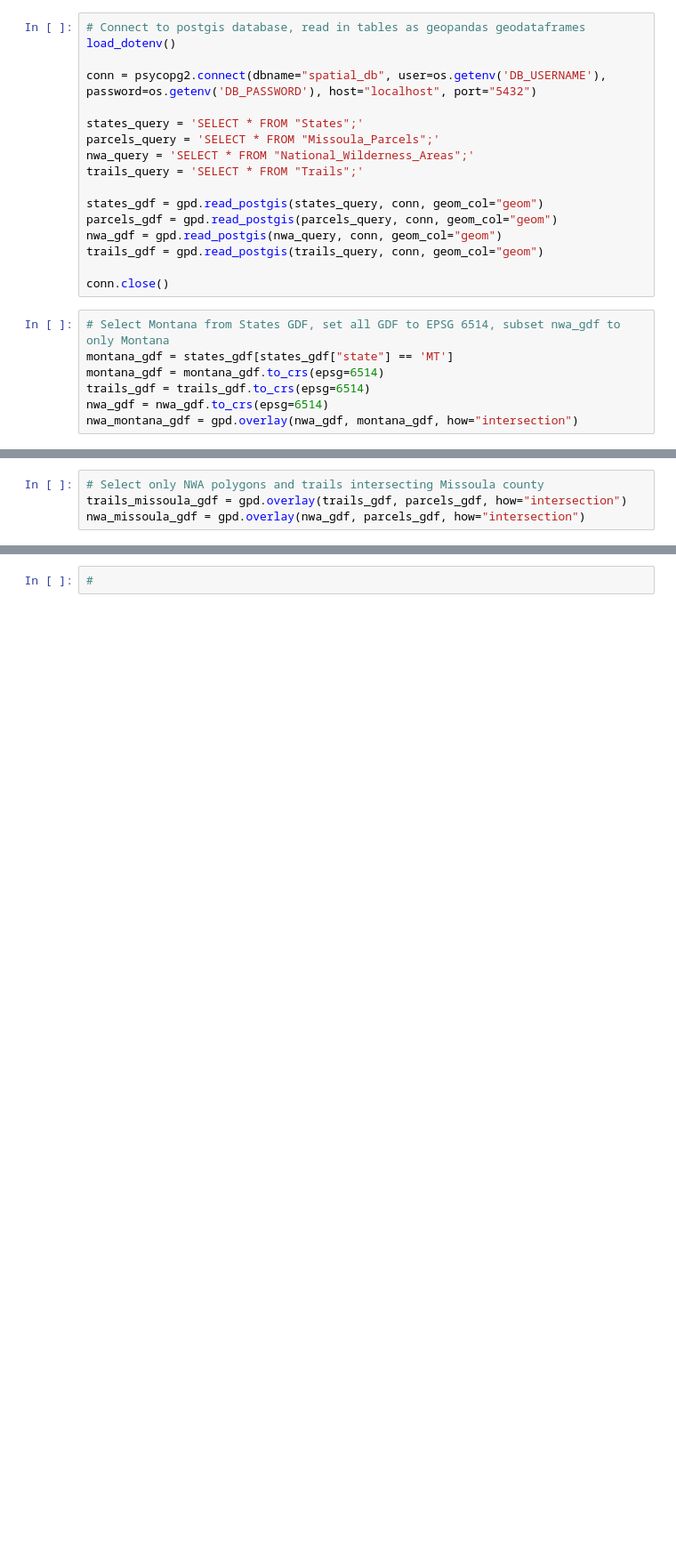
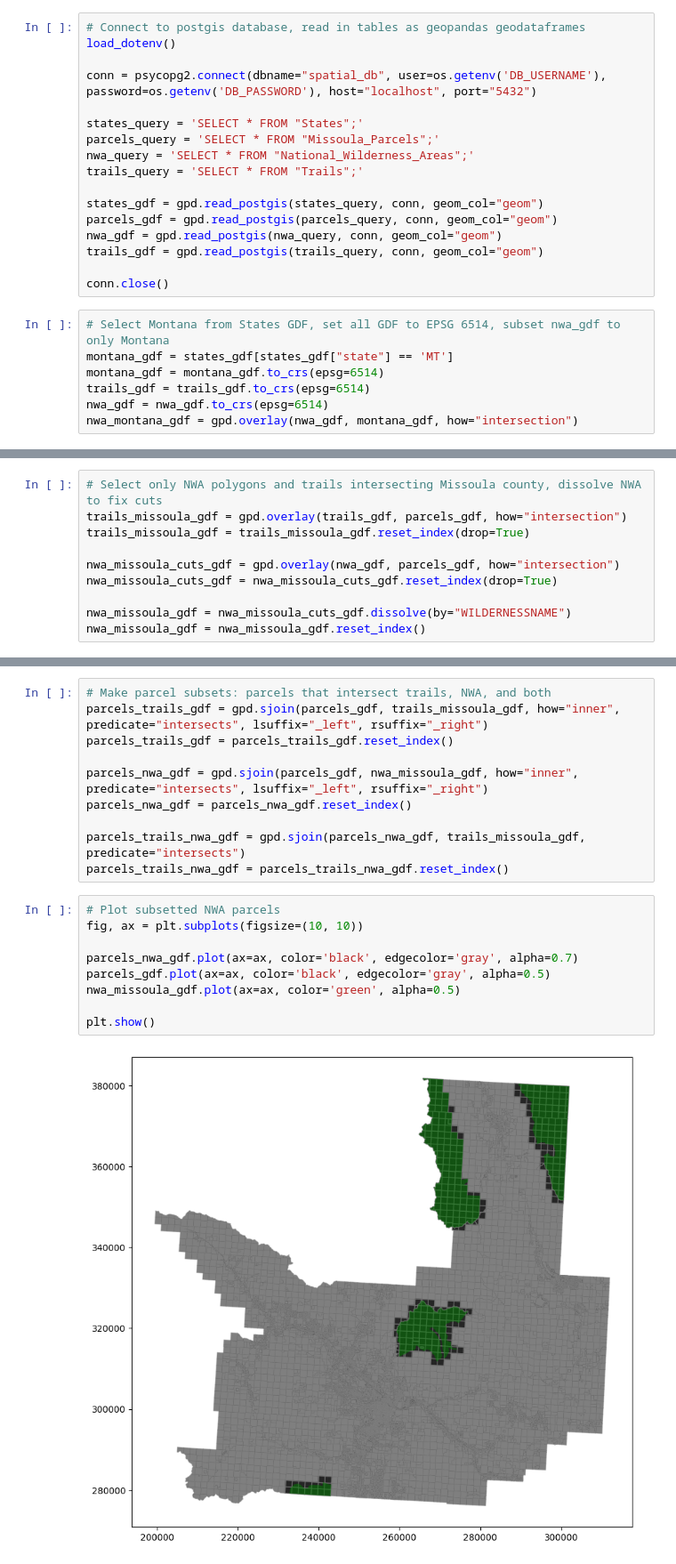
Before and after one commit to matthewcluck/missoula_hike, a Jupyter notebook: processing.ipynb, the cells around one changed output, grey strips where cells are left out. Shown at 89% size. Cells and saved outputs as stored; diff of their text form; blank space fills up the shorter version.

```diff
--- a/processing.ipynb
+++ b/processing.ipynb
@@ -44,7 +59,13 @@ plt.show()
 # %%
-# Select only NWA polygons and trails intersecting Missoula county
+# Select only NWA polygons and trails intersecting Missoula county, dissolve NWA to fix cuts
 trails_missoula_gdf = gpd.overlay(trails_gdf, parcels_gdf, how="intersection")
-nwa_missoula_gdf = gpd.overlay(nwa_gdf, parcels_gdf, how="intersection")
+trails_missoula_gdf = trails_missoula_gdf.reset_index(drop=True)
+
+nwa_missoula_cuts_gdf = gpd.overlay(nwa_gdf, parcels_gdf, how="intersection")
+nwa_missoula_cuts_gdf = nwa_missoula_cuts_gdf.reset_index(drop=True)
+
+nwa_missoula_gdf = nwa_missoula_cuts_gdf.dissolve(by="WILDERNESSNAME")
+nwa_missoula_gdf = nwa_missoula_gdf.reset_index()
 # %%
 # Plot newly subsetted data
 fig, ax = plt.subplots(figsize=(10, 10))
@@ -59,2 +92,21 @@ plt.show()
-# %%
-#
+# %%
+# Make parcel subsets: parcels that intersect trails, NWA, and both
+parcels_trails_gdf = gpd.sjoin(parcels_gdf, trails_missoula_gdf, how="inner", predicate="intersects", lsuffix="_left", rsuffix="_right")
+parcels_trails_gdf = parcels_trails_gdf.reset_index()
+
+parcels_nwa_gdf = gpd.sjoin(parcels_gdf, nwa_missoula_gdf, how="inner", predicate="intersects", lsuffix="_left", rsuffix="_right")
+parcels_nwa_gdf = parcels_nwa_gdf.reset_index()
+
+parcels_trails_nwa_gdf = gpd.sjoin(parcels_nwa_gdf, trails_missoula_gdf, predicate="intersects")
+parcels_trails_nwa_gdf = parcels_trails_nwa_gdf.reset_index()
+# %%
+# Plot subsetted NWA parcels
+fig, ax = plt.subplots(figsize=(10, 10))
+
+parcels_nwa_gdf.plot(ax=ax, color='black', edgecolor='gray', alpha=0.7)
+parcels_gdf.plot(ax=ax, color='black', edgecolor='gray', alpha=0.5)
+nwa_missoula_gdf.plot(ax=ax, color='green', alpha=0.5)
+
+plt.show()
+# %% [output]
+[figure, added]
```
Also changed, not shown: parts of 9 cells of this notebook, 6 other files.
